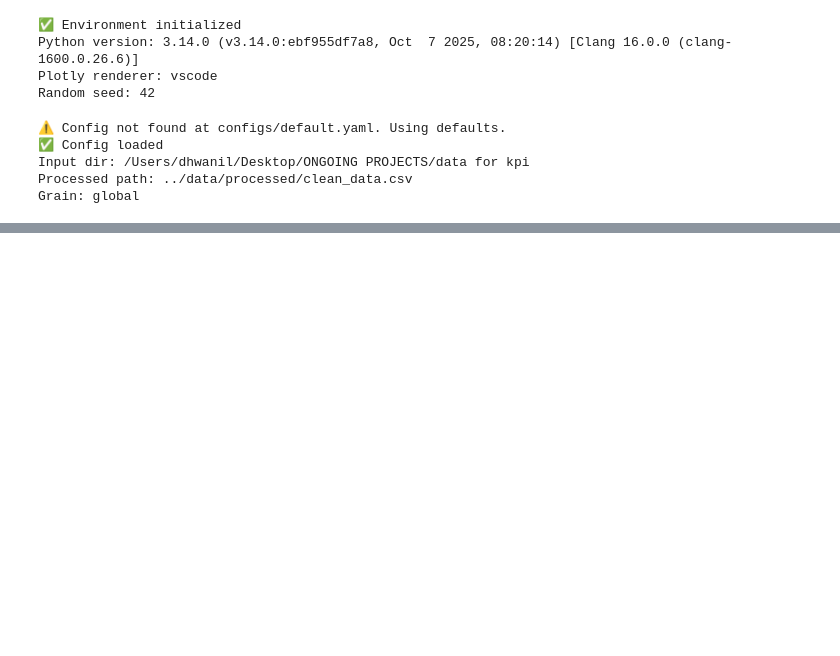
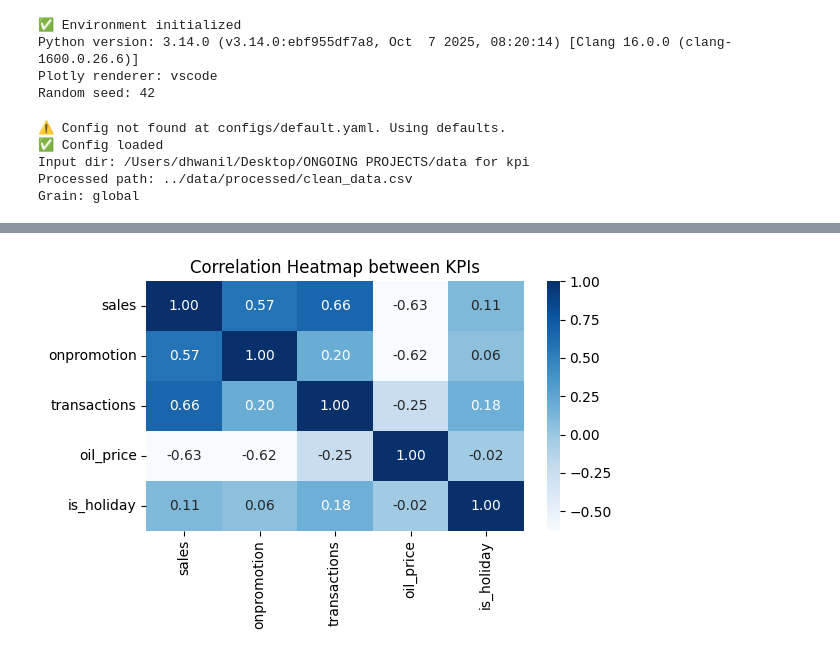
Before and after one commit to dhwanil1907/kpi-anomaly-detector, a Jupyter notebook: notebook/kpi.ipynb, the cells around one changed output, grey strips where cells are left out. Drawn from its saved outputs; the diff is of its cells as text; code cells hidden in the pictures; blank space fills up the shorter version.

```diff
--- a/notebook/kpi.ipynb
+++ b/notebook/kpi.ipynb
@@ -117,0 +349,35 @@ Grain: global
+# %%
+# =========================================================
+# 📊 Cell 8 — Visual EDA: KPI Trends & Correlation Heatmap
+# =========================================================
+
+# Exclude non-numeric fields for visuals
+exclude_cols = {"date", "store_nbr", "state", "type", "cluster"}
+numeric_cols = [c for c in df_raw.columns if c not in exclude_cols and pd.api.types.is_numeric_dtype(df_raw[c])]
+
+# --- Plot KPI Time Series (Plotly) ---
+if "date" in df_raw.columns and numeric_cols:
+    top_kpis = numeric_cols[:4]  # limit to 4 KPIs to avoid clutter
+    fig = px.line(
+        df_raw.sort_values("date"),
+        x="date",
+        y=top_kpis,
+        title=f"KPI Overview ({', '.join(top_kpis)})",
+        labels={"value": "Metric Value", "date": "Date"},
+    )
+    fig.update_layout(legend_title_text="KPIs")
+    fig.show()
+else:
+    print("⚠️ Skipping time series plot (need 'date' + numeric columns).")
+
+# --- Correlation Heatmap (Seaborn) ---
+if len(numeric_cols) >= 2:
+    plt.figure(figsize=(6, 4))
+    sns.heatmap(df_raw[numeric_cols].corr(), annot=True, fmt=".2f", cmap="Blues")
+    plt.title("Correlation Heatmap between KPIs")
+    plt.tight_layout()
+    plt.show()
+else:
+    print("⚠️ Not enough numeric columns for correlation heatmap.")
+# %% [output]
+[figure, added]
```
Also changed, not shown: parts of 14 cells of this notebook, 8 other files.
